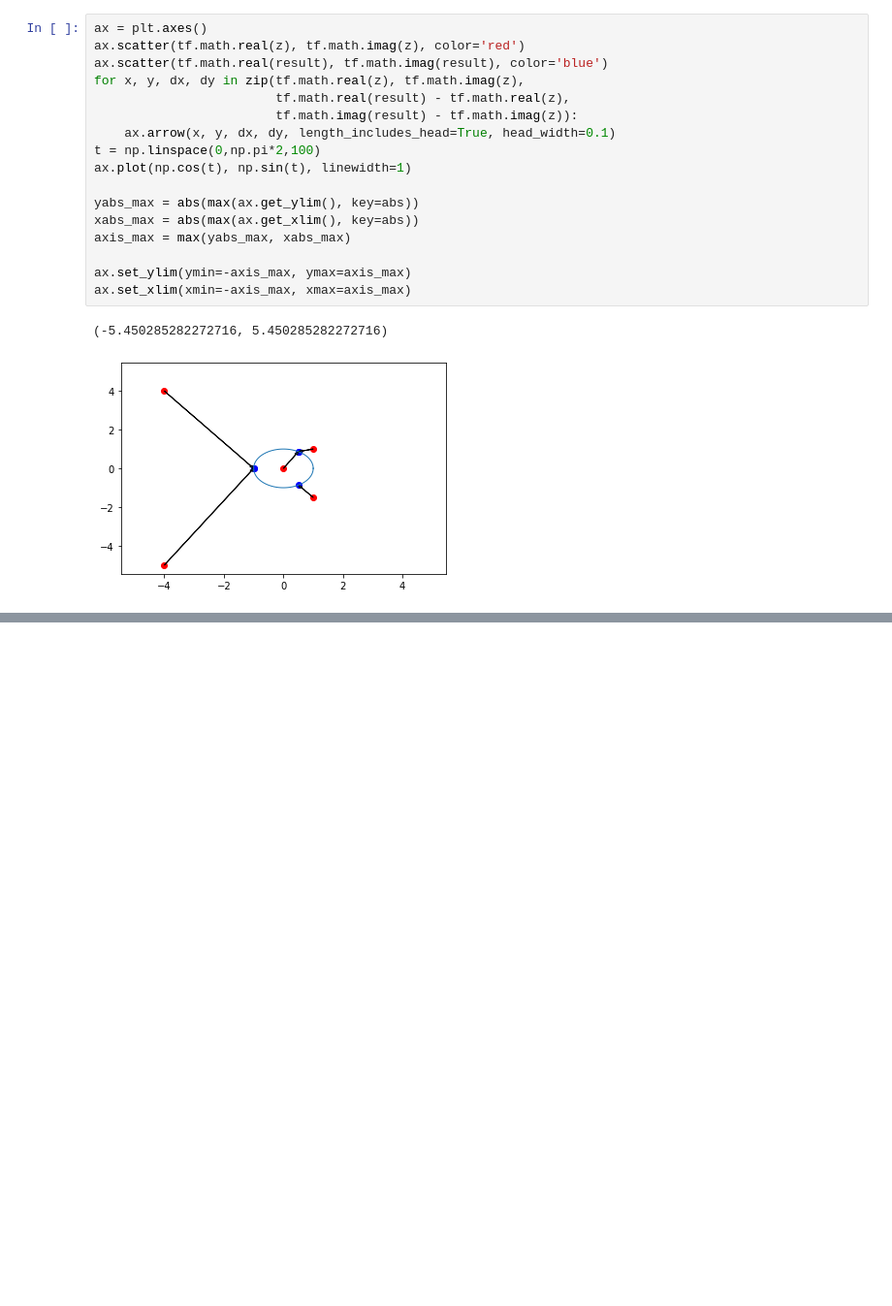
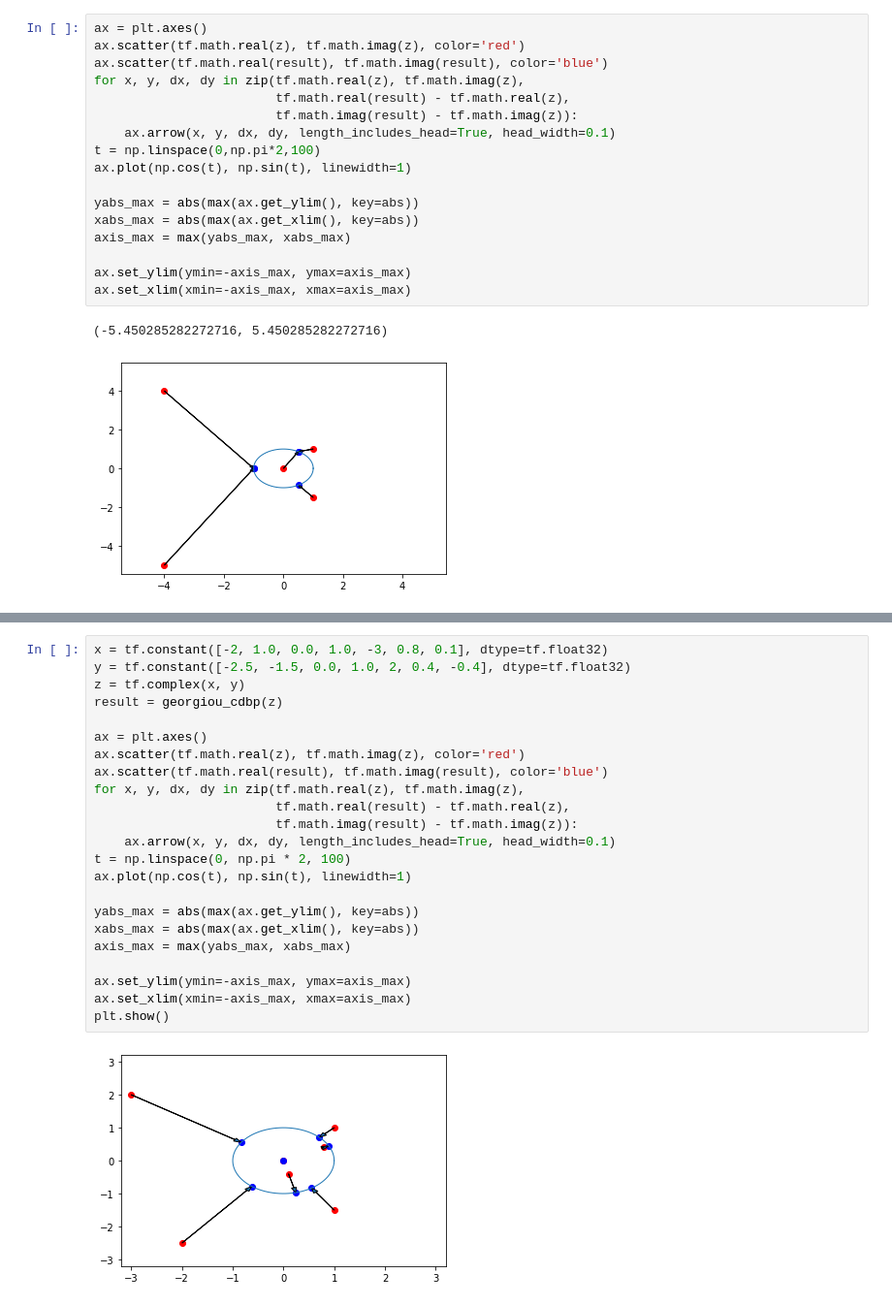
Before and after one commit to NEGU93/cvnn, a Jupyter notebook: docs/activations/mvn_activation.ipynb, the cells around one changed output, grey strips where cells are left out. Shown: that part at 97% size. Saved outputs shown, nothing was run; the diff lists cells and outputs as text; blank space fills up the shorter version.

```diff
--- a/docs/activations/mvn_activation.ipynb
+++ b/docs/activations/mvn_activation.ipynb
@@ -91,0 +103,25 @@ ax.set_xlim(xmin=-axis_max, xmax=axis_max)
+# %%
+x = tf.constant([-2, 1.0, 0.0, 1.0, -3, 0.8, 0.1], dtype=tf.float32)
+y = tf.constant([-2.5, -1.5, 0.0, 1.0, 2, 0.4, -0.4], dtype=tf.float32)
+z = tf.complex(x, y)
+result = georgiou_cdbp(z)
+
+ax = plt.axes()
+ax.scatter(tf.math.real(z), tf.math.imag(z), color='red')
+ax.scatter(tf.math.real(result), tf.math.imag(result), color='blue')
+for x, y, dx, dy in zip(tf.math.real(z), tf.math.imag(z),
+                        tf.math.real(result) - tf.math.real(z),
+                        tf.math.imag(result) - tf.math.imag(z)):
+    ax.arrow(x, y, dx, dy, length_includes_head=True, head_width=0.1)
+t = np.linspace(0, np.pi * 2, 100)
+ax.plot(np.cos(t), np.sin(t), linewidth=1)
+
+yabs_max = abs(max(ax.get_ylim(), key=abs))
+xabs_max = abs(max(ax.get_xlim(), key=abs))
+axis_max = max(yabs_max, xabs_max)
+
+ax.set_ylim(ymin=-axis_max, ymax=axis_max)
+ax.set_xlim(xmin=-axis_max, xmax=axis_max)
+plt.show()
+# %% [output]
+[figure, added]
```
Also changed, not shown: parts of 3 cells of this notebook, 4 other files.
